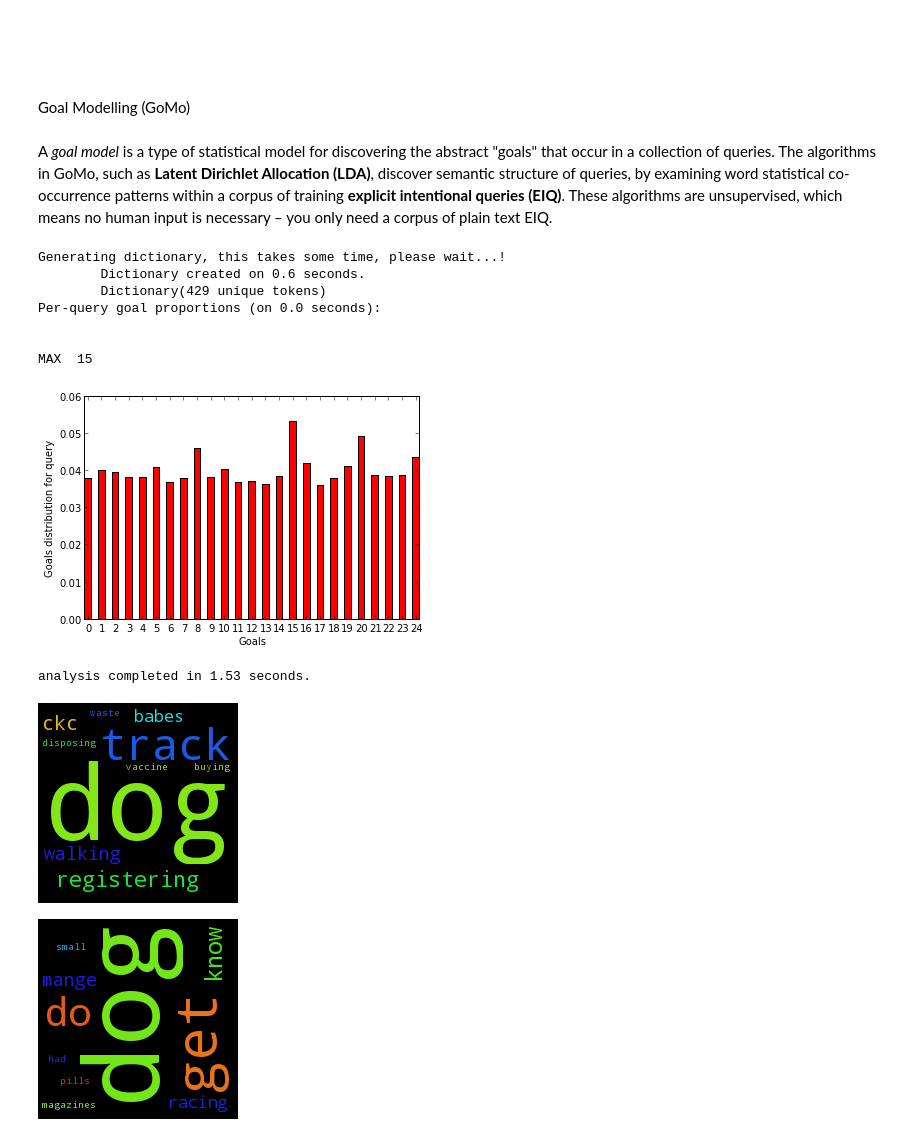
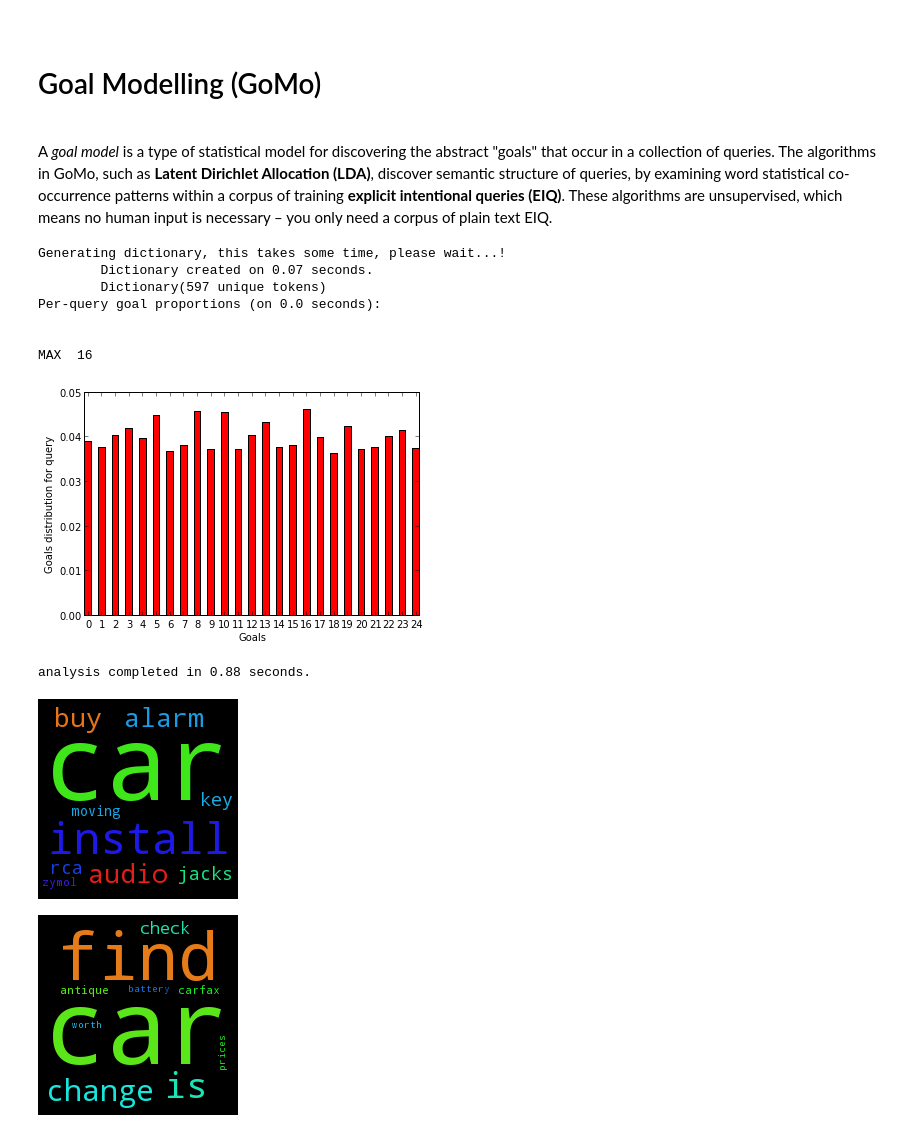
Before and after one commit to ljsou/QueryAnalyzer, a Jupyter notebook: UserQuery/Goals-QueryAnalizer.ipynb, the cells around one changed output. Drawn from its saved outputs; the diff is of its cells as text; code cells hidden in the pictures.

```diff
--- a/UserQuery/Goals-QueryAnalizer.ipynb
+++ b/UserQuery/Goals-QueryAnalizer.ipynb
@@ -1,7 +1,7 @@
-# %% [markdown]
-# <br />
-Goal Modelling (GoMo)
 # %% [markdown]
+<br />
+<h1>Goal Modelling (GoMo)</h1>
+<br />
 A <i>goal model</i> is a type of statistical model for discovering the abstract "goals" that occur in a collection of queries. The algorithms in GoMo, such as <b>Latent Dirichlet Allocation (LDA)</b>, discover semantic structure of queries, by examining word statistical co-occurrence patterns within a corpus of training <b>explicit intentional queries (EIQ)</b>. These algorithms are unsupervised, which means no human input is necessary – you only need a corpus of plain text EIQ.
 # %%
 import goal_estimator as ge
@@ -10,24 +10,24 @@ from os import path
 import wordcloud
 
 
-query = "dog"
+query = "car"
 
 num_topics = 25; alpha = 0.3; num_goals = 25
 image_path, lda_model = ge.goals(query, num_topics, alpha, num_goals)
 Image(filename= image_path + 'image.png')
 # %% [output]
 Generating dictionary, this takes some time, please wait...!
-        Dictionary created on 0.6 seconds.
-        Dictionary(429 unique tokens)
+        Dictionary created on 0.07 seconds.
+        Dictionary(597 unique tokens)
 Per-query goal proportions (on 0.0 seconds):
 
 
-MAX  15
+MAX  16
-[figure, old version]
+[figure, new version]
-analysis completed in 1.53 seconds.
+analysis completed in 0.88 seconds.
-[figure, old version]
+[figure, new version]
 # %%
-ge.draw_goal(lda_model,24)
+ge.draw_goal(lda_model,10)
 Image(filename= image_path + 'other_image.png')
 # %% [output]
-[figure, old version]
+[figure, new version]
```
Also changed, not shown: 8 other files.
